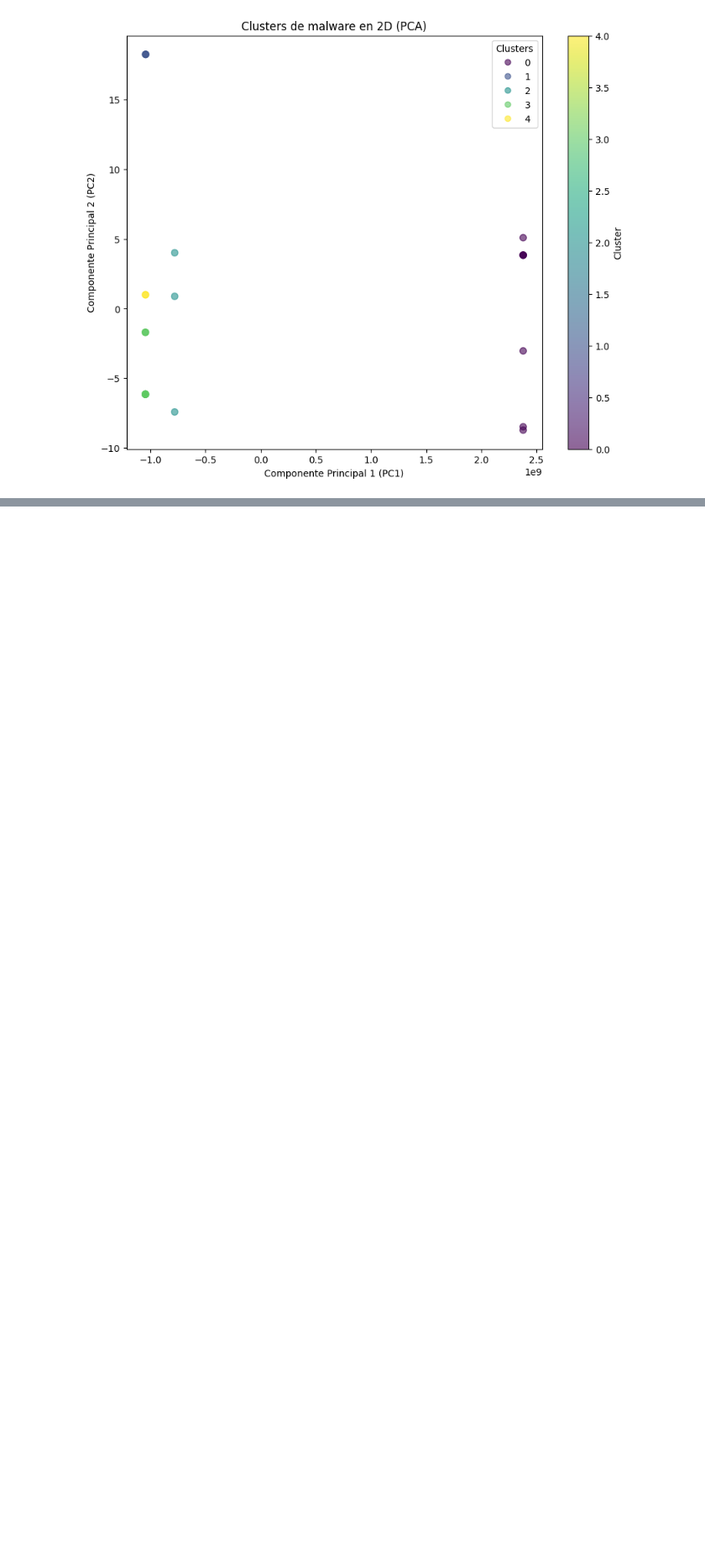
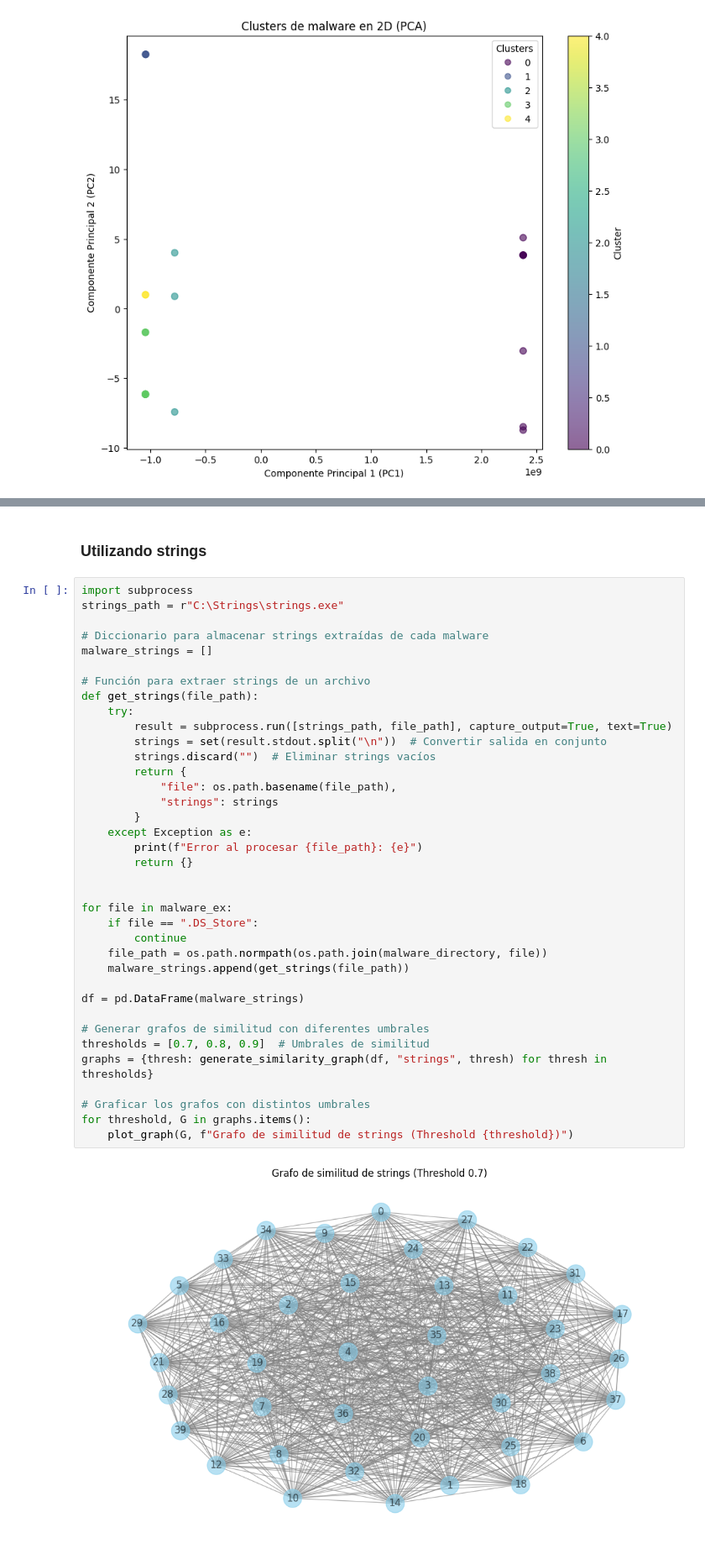
Before and after one commit to Aq202/UVG_SDS_LAB_4, a Jupyter notebook: lab4.ipynb, the cells around one changed output, grey strips where cells are left out. Shown at 84% size. Saved outputs shown, nothing was run; the diff lists cells and outputs as text; blank space fills up the shorter version.

```diff
--- a/lab4.ipynb
+++ b/lab4.ipynb
@@ -399,0 +509,41 @@ plt.show()
+# %% [markdown]
+### Utilizando strings
+# %%
+import subprocess
+strings_path = r"C:\Strings\strings.exe"
+
+# Diccionario para almacenar strings extraídas de cada malware
+malware_strings = []
+
+# Función para extraer strings de un archivo
+def get_strings(file_path):
+    try:
+        result = subprocess.run([strings_path, file_path], capture_output=True, text=True)
+        strings = set(result.stdout.split("\n"))  # Convertir salida en conjunto
+        strings.discard("")  # Eliminar strings vacíos
+        return {
+            "file": os.path.basename(file_path),
+            "strings": strings
+        }
+    except Exception as e:
+        print(f"Error al procesar {file_path}: {e}")
+        return {}
+
+
+for file in malware_ex:
+    if file == ".DS_Store":
+        continue
+    file_path = os.path.normpath(os.path.join(malware_directory, file))
+    malware_strings.append(get_strings(file_path))
+
+df = pd.DataFrame(malware_strings)
+
+# Generar grafos de similitud con diferentes umbrales
+thresholds = [0.7, 0.8, 0.9]  # Umbrales de similitud
+graphs = {thresh: generate_similarity_graph(df, "strings", thresh) for thresh in thresholds}
+
+# Graficar los grafos con distintos umbrales
+for threshold, G in graphs.items():
+    plot_graph(G, f"Grafo de similitud de strings (Threshold {threshold})")
+# %% [output]
+[figure, added]
```
Also changed, not shown: parts of 14 cells of this notebook.
